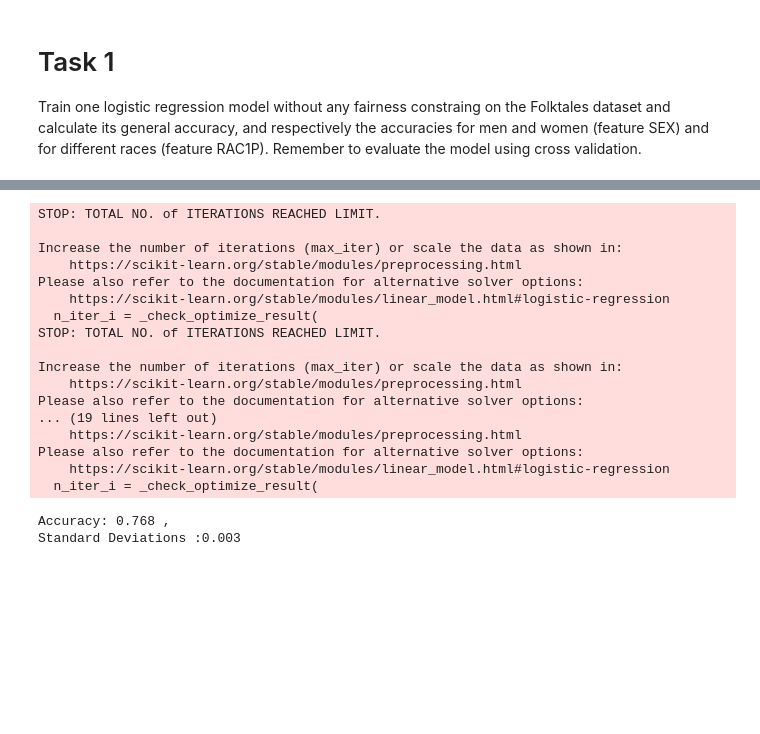
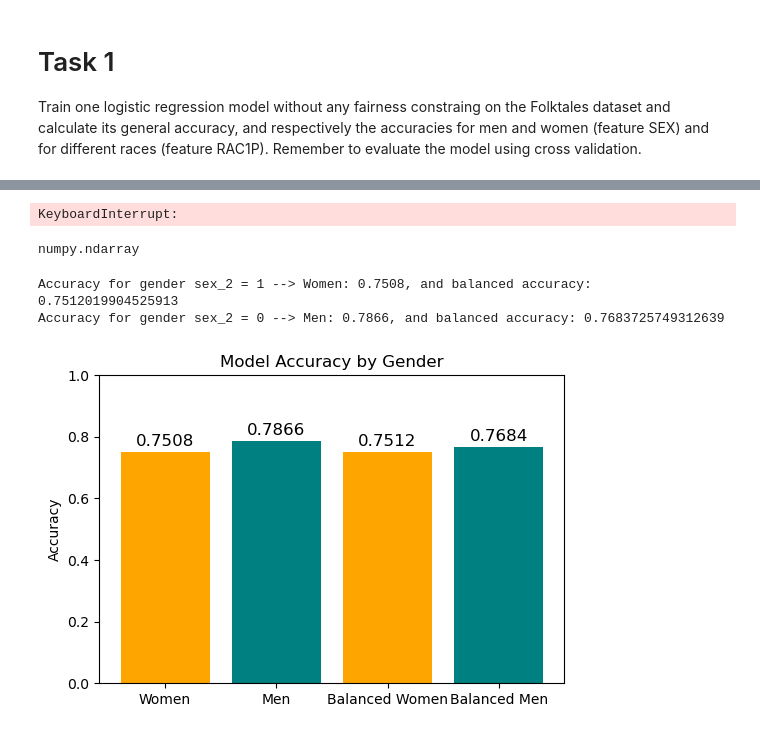
Before and after one commit to AlteaF/Algorithmic_Fairness_2025, a Jupyter notebook: ass2/afae25-assignment-02-template.ipynb, the cells around one changed output, grey strips where cells are left out. Cells and saved outputs as stored; diff of their text form; code cells hidden in the pictures; blank space fills up the shorter version.

```diff
--- a/ass2/afae25-assignment-02-template.ipynb
+++ b/ass2/afae25-assignment-02-template.ipynb
@@ -147,8 +163,4 @@ Train one logistic regression model without any fairness constraing on the Folkt
 # %%
-kf = KFold(n_splits=5)
-
-
-logistic_model = LogisticRegression()
 
 # evaluate model
 scores = cross_val_score(
@@ -157,22 +169,58 @@ scores = cross_val_score(
 print('Accuracy: %.3f ,\nStandard Deviations :%.3f' %
       (mean(scores), std(scores)))
 # %% [output]
-STOP: TOTAL NO. of ITERATIONS REACHED LIMIT.
-
-Increase the number of iterations (max_iter) or scale the data as shown in:
-    https://scikit-learn.org/stable/modules/preprocessing.html
-Please also refer to the documentation for alternative solver options:
-    https://scikit-learn.org/stable/modules/linear_model.html#logistic-regression
-  n_iter_i = _check_optimize_result(
-STOP: TOTAL NO. of ITERATIONS REACHED LIMIT.
-
-Increase the number of iterations (max_iter) or scale the data as shown in:
-    https://scikit-learn.org/stable/modules/preprocessing.html
-Please also refer to the documentation for alternative solver options:
-... (19 lines left out)
-    https://scikit-learn.org/stable/modules/preprocessing.html
-Please also refer to the documentation for alternative solver options:
-    https://scikit-learn.org/stable/modules/linear_model.html#logistic-regression
-  n_iter_i = _check_optimize_result(
+KeyboardInterrupt:
-Accuracy: 0.768 ,
-Standard Deviations :0.003
+# %%
+type(y_true_gender_women)
+# %% [output]
+numpy.ndarray
+# %%
+
+# Step 2: Filter data for a specific gender (sex_2 == 1)
+gender_mask_women = (X_test['SEX_2'] == 1)  # Change to 0 for the other gender # Women
+y_true_gender_women = y_test[gender_mask_women]
+y_pred_gender_women = log_y_pred[gender_mask_women]
+# Step 3: Compute accuracy for the selected gender
+accuracy_women = accuracy_score(y_true_gender_women, y_pred_gender_women)
+#f1_score_women = f1_score(y_true_gender_women, y_pred_gender_women)
+balanced_accuracy_women = balanced_accuracy_score(y_true_gender_women, y_pred_gender_women)
+
+print(f"Accuracy for gender sex_2 = 1 --> Women: {accuracy_women:.4f}, and balanced accuracy: {balanced_accuracy_women}")
+
+# Step 2: Filter data for a specific gender (sex_2 == 1)
+gender_mask_men = (X_test['SEX_2'] == 0)  # Change to 0 for the other gender # Women
+y_true_gender_men = y_test[gender_mask_men]
+y_pred_gender_men = log_y_pred[gender_mask_men]
+
+# Step 3: Compute accuracy for the selected gender
+accuracy_men = accuracy_score(y_true_gender_men, y_pred_gender_men)
+#f1_score_men = f1_score(y_true_gender_men, y_pred_gender_men)
+balanced_accuracy_men = balanced_accuracy_score(y_true_gender_men, y_pred_gender_men)
+
+print(f"Accuracy for gender sex_2 = 0 --> Men: {accuracy_men:.4f}, and balanced accuracy: {balanced_accuracy_men}")
+# %% [output]
+Accuracy for gender sex_2 = 1 --> Women: 0.7508, and balanced accuracy: 0.7512019904525913
+Accuracy for gender sex_2 = 0 --> Men: 0.7866, and balanced accuracy: 0.7683725749312639
+# %%
+import matplotlib.pyplot as plt
+import numpy as np
+
+# Accuracy values
+genders = ["Women", "Men", "Balanced Women", "Balanced Men"]
+accuracies = [accuracy_women, accuracy_men, balanced_accuracy_women, balanced_accuracy_men]
+
+# Plot the accuracies
+plt.figure(figsize=(6, 4))
+plt.bar(genders, accuracies, color=['orange', 'teal'])
+plt.ylim(0, 1)
+plt.ylabel("Accuracy")
+plt.title("Model Accuracy by Gender")
+plt.xticks(rotation=0)
+
+# Display values on bars
+for i, acc in enumerate(accuracies):
+    plt.text(i, acc + 0.02, f"{acc:.4f}", ha='center', fontsize=12)
+
+plt.show()
+# %% [output]
+[figure, added]
```
Also changed, not shown: parts of 22 cells of this notebook.
